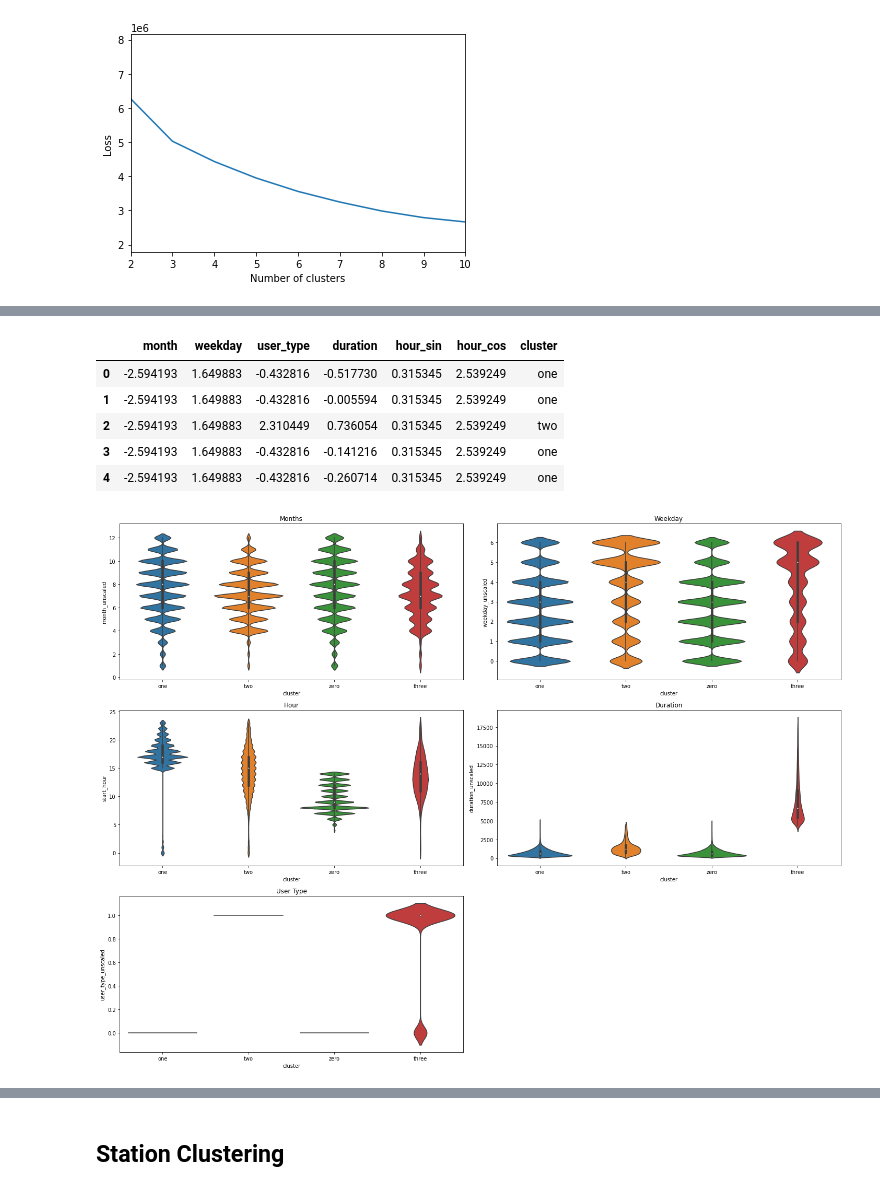
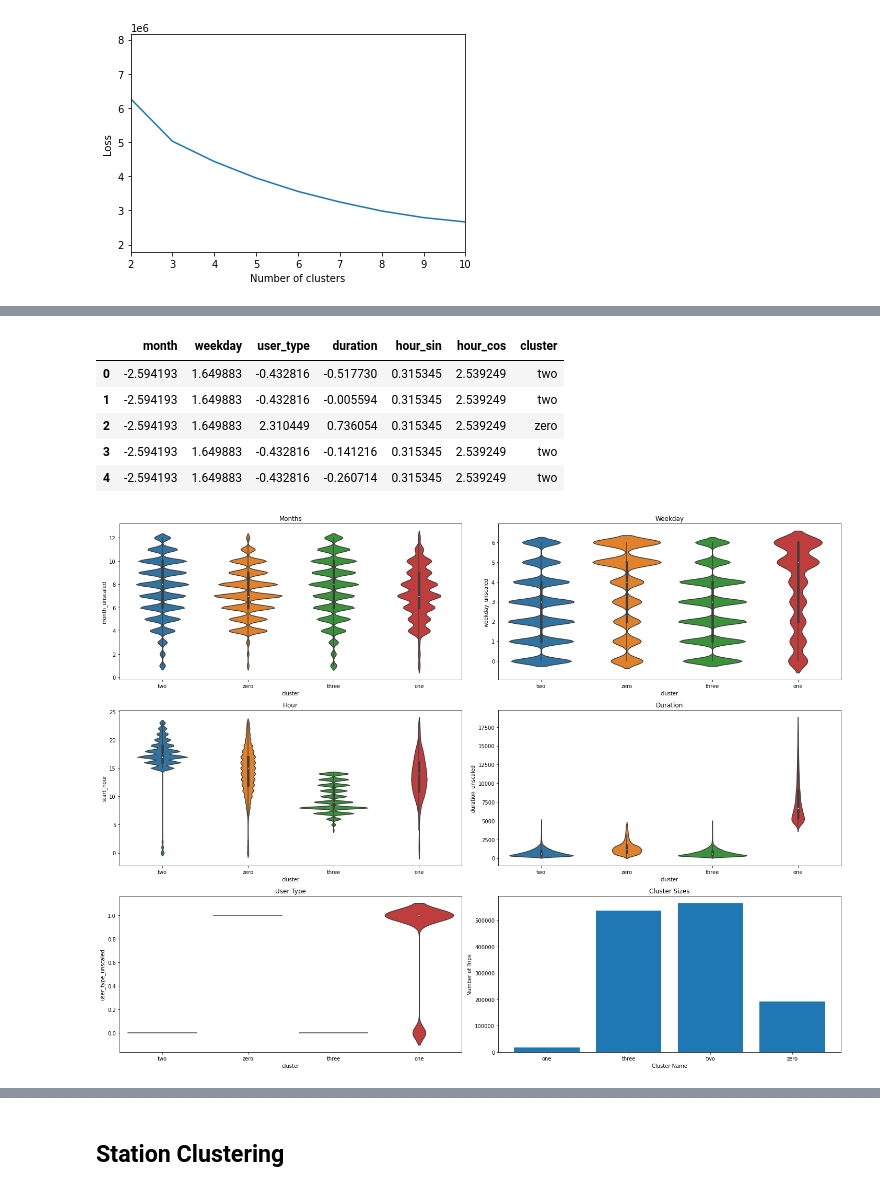
Before and after one commit to NinoVo931/AA_Project, a Jupyter notebook: Clustering.ipynb, the cells around one changed output, grey strips where cells are left out. Cells and saved outputs as stored; diff of their text form; code cells hidden in the pictures.

Commit message:
cluster interpretation

```diff
--- a/Clustering.ipynb
+++ b/Clustering.ipynb
@@ -147,22 +125,21 @@ data_scaled_df
 # %%
-# Fit model for optimal k-value
+# Fit model for k = 4 and use k-means++ for initialization
+model_km = KMeans(n_clusters = 4, init = 'k-means++', random_state=0)
+model_km.fit(data_scaled_df)
 
-model_fit = KMeans(n_clusters = 4, init = 'k-means++')
-model_fit.fit(data_scaled_df)
-
-# Predict clusters
-numbers = ['zero', 'one', 'two', 'three', "four", 'five']
-data_scaled_df['cluster'] = model_fit.predict(data_scaled_df)
+# Predict clusters and apply respective cluster name
+numbers = ['zero', 'one', 'two', 'three']
+data_scaled_df['cluster'] = model_km.predict(data_scaled_df)
 data_scaled_df['cluster'] = data_scaled_df['cluster'].apply(lambda x: numbers[x])
 # %%
 data_scaled_df.head()
 # %% [output]
 |  | month | weekday | user_type | duration | hour_sin | hour_cos | cluster |
-| 0 | -2.594193 | 1.649883 | -0.432816 | -0.517730 | 0.315345 | 2.539249 | one |
-| 1 | -2.594193 | 1.649883 | -0.432816 | -0.005594 | 0.315345 | 2.539249 | one |
-| 2 | -2.594193 | 1.649883 | 2.310449 | 0.736054 | 0.315345 | 2.539249 | two |
-| 3 | -2.594193 | 1.649883 | -0.432816 | -0.141216 | 0.315345 | 2.539249 | one |
-| 4 | -2.594193 | 1.649883 | -0.432816 | -0.260714 | 0.315345 | 2.539249 | one |
+| 0 | -2.594193 | 1.649883 | -0.432816 | -0.517730 | 0.315345 | 2.539249 | two |
+| 1 | -2.594193 | 1.649883 | -0.432816 | -0.005594 | 0.315345 | 2.539249 | two |
+| 2 | -2.594193 | 1.649883 | 2.310449 | 0.736054 | 0.315345 | 2.539249 | zero |
+| 3 | -2.594193 | 1.649883 | -0.432816 | -0.141216 | 0.315345 | 2.539249 | two |
+| 4 | -2.594193 | 1.649883 | -0.432816 | -0.260714 | 0.315345 | 2.539249 | two |
 # %%
 # Join required unscaled features for visualization and interpretation purposes
 data_joined = data_scaled_df.join(data[['month', 'weekday', 'start_hour', 'user_type', 'duration']], lsuffix='_scaled', rsuffix='_unscaled')
@@ -171,28 +148,37 @@ data_joined = data_scaled_df.join(data[['month', 'weekday', 'start_hour', 'user_
 data_joined['user_type_unscaled'] = data_joined['user_type_unscaled'].apply(pd.to_numeric)
 # %%
 # Create violinplots for each of the features that were included in clustering to interpret the different proposed clusters
+# Additionally the cluster sizes are visualized as bar plot
 violin_plots, axes = plt.subplots(nrows = 3, ncols = 2, figsize = (20,15))
 
 sns.violinplot(ax = axes[0, 0], x=data_joined['cluster'], y=data_joined['month_unscaled'], data=data_joined)
 axes[0, 0].set_title('Months')
 
 sns.violinplot(ax = axes[0, 1], x=data_joined['cluster'], y=data_joined['weekday_unscaled'], data=data_joined)
 axes[0, 1].set_title('Weekday')
 
 sns.violinplot(ax = axes[1, 0], x=data_joined['cluster'], y=data_joined['start_hour'], data=data_joined)
 axes[1, 0].set_title('Hour')
 
 sns.violinplot(ax = axes[1, 1], x=data_joined['cluster'], y=data_joined['duration_unscaled'], data=data_joined)
 axes[1, 1].set_title('Duration')
 
 sns.violinplot(ax = axes[2, 0], x=data_joined['cluster'], y=data_joined['user_type_unscaled'], data=data_joined)
 axes[2, 0].set_title('User Type')
 
-# Delete the 6th subplot because it is not required due to only 5 features
-axes[2, 1].axis('off')
+## Delete the 6th subplot because it is not required due to only 5 features
+#axes[2, 1].axis('off')
+
+# bar plot of cluster sizes: determined  by aggregation on cluster-name
+cluster_size = data_joined.groupby(['cluster'])['cluster'].agg('count')
+
+axes[2, 1].bar(cluster_size.index, cluster_size)
+axes[2, 1].set_xlabel('Cluster Name')
+axes[2, 1].set_ylabel('Number of Trips')
+axes[2, 1].set_title('Cluster Sizes')
 
 violin_plots.tight_layout()
 plt.show()
 # %% [output]
-[figure, old version]
+[figure, new version]
 # %% [markdown]
```
Also changed, not shown: parts of 14 cells of this notebook.
